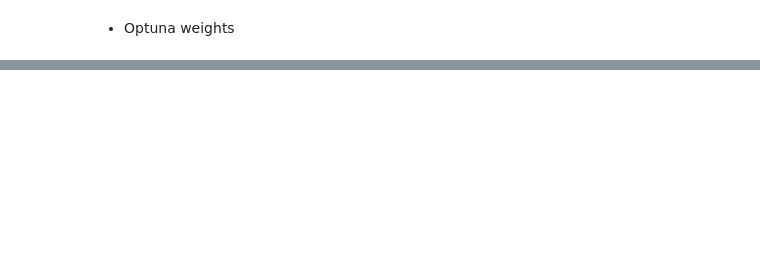
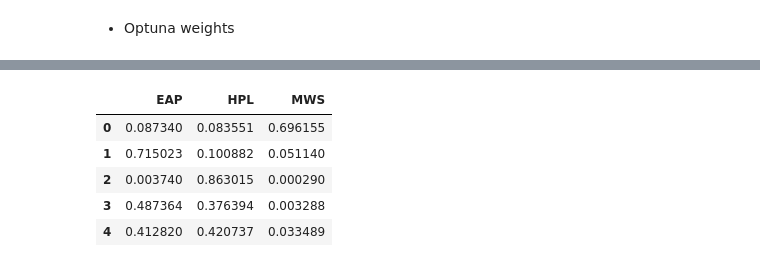
Before and after one commit to hardboyvino/kaggle_competition, a Jupyter notebook: writers_predictions/ml_models_bert_large_uncased.ipynb, the cells around one changed output, grey strips where cells are left out. Drawn from its saved outputs; the diff is of its cells as text; code cells hidden in the pictures; blank space fills up the shorter version.

```diff
--- a/writers_predictions/ml_models_bert_large_uncased.ipynb
+++ b/writers_predictions/ml_models_bert_large_uncased.ipynb
@@ -446,4 +431,10 @@ ensemble_score
 # %%
-final_ensemble_pred_df = pd.DataFrame(final_ensemble_pred, columns=['Predicted'])
-
-test_true_pred_df = pd.concat([target_test_data, final_ensemble_pred_df], axis=1)
+final_ensemble_pred_df = pd.DataFrame(final_ensemble_pred, columns=le.classes_)
+final_ensemble_pred_df.head()
+# %% [output]
+|  | EAP | HPL | MWS |
+| 0 | 0.087340 | 0.083551 | 0.696155 |
+| 1 | 0.715023 | 0.100882 | 0.051140 |
+| 2 | 0.003740 | 0.863015 | 0.000290 |
+| 3 | 0.487364 | 0.376394 | 0.003288 |
+| 4 | 0.412820 | 0.420737 | 0.033489 |
```
Also changed, not shown: parts of 15 cells of this notebook, 10 other files.
